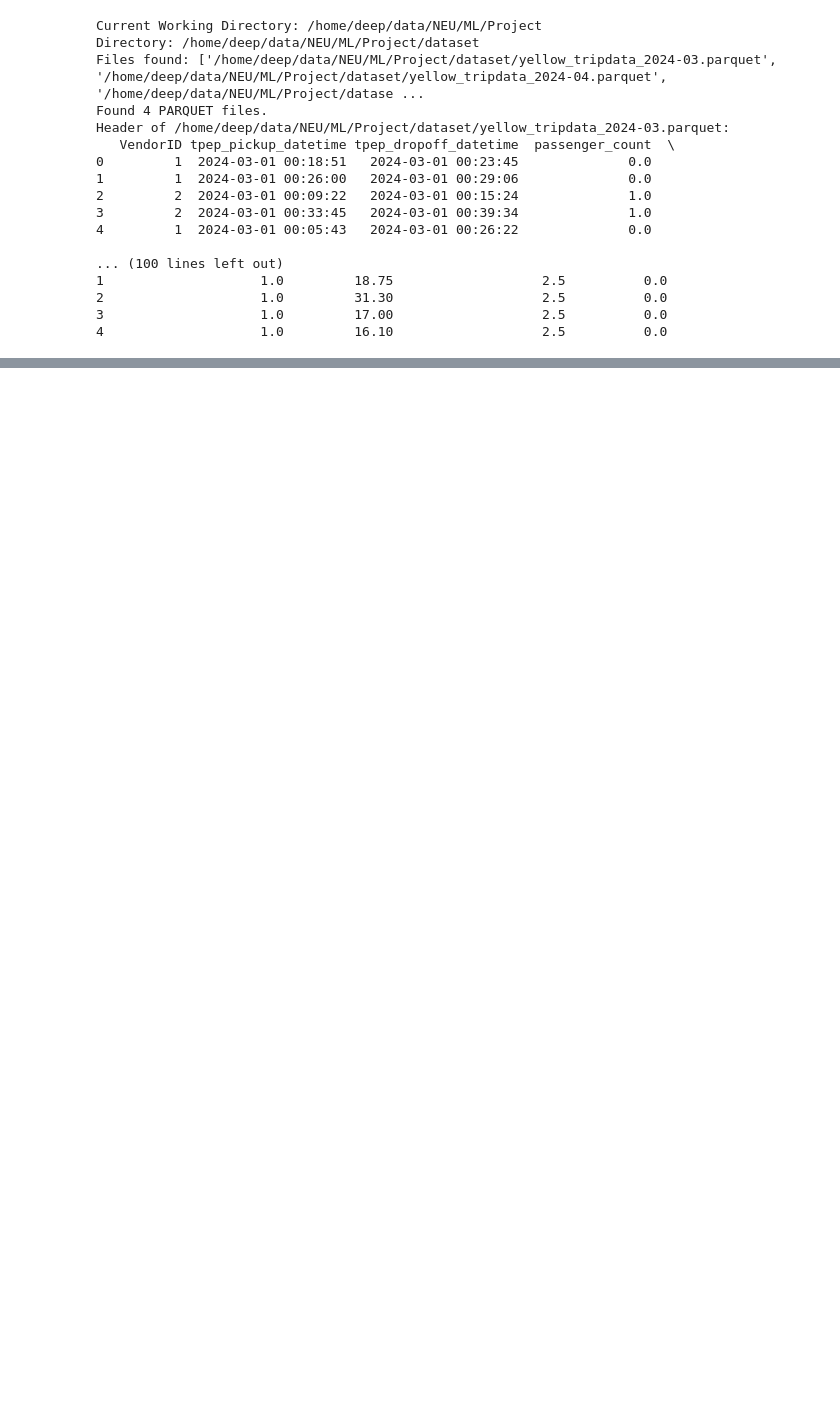
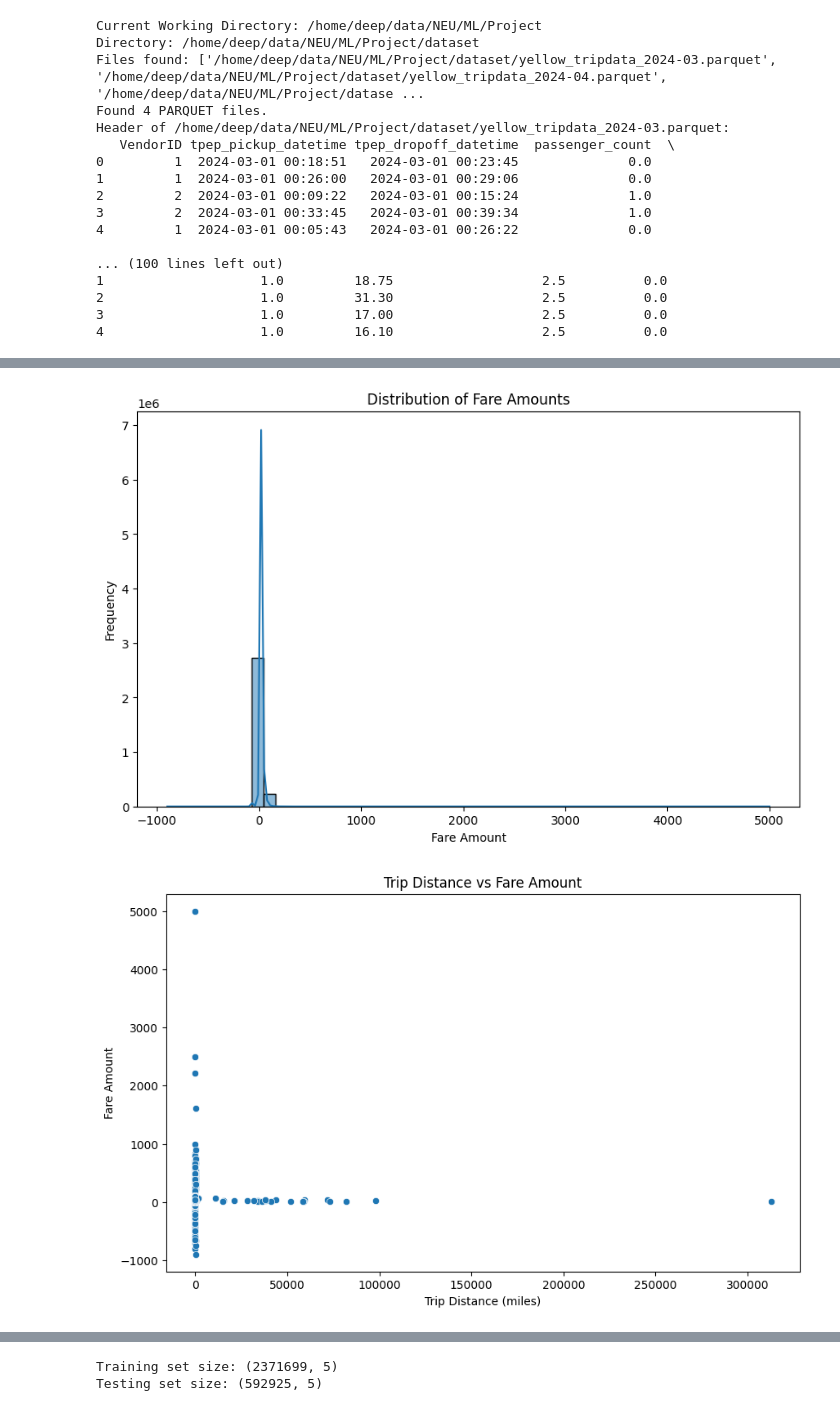
Before and after one commit to deep-zspace/NYC-taxi-Trip-Fare-Prediction, a Jupyter notebook: loaddata.ipynb, the cells around one changed output, grey strips where cells are left out. Cells and saved outputs as stored; diff of their text form; code cells hidden in the pictures; blank space fills up the shorter version.

Commit message:
adding NN model and update on the main code

```diff
--- a/loaddata.ipynb
+++ b/loaddata.ipynb
@@ -200,0 +102,73 @@ NameError: name 'X_train' is not defined
+# %%
+import pandas as pd
+import matplotlib.pyplot as plt
+import seaborn as sns
+
+# Load the CSV data into a Pandas DataFrame
+file_path = 'dataset/yellow_tripdata_2024-01.csv'
+df = pd.read_csv(file_path)
+
+# Display basic statistics
+print(df.describe())
+
+# Convert pickup and dropoff datetime columns to datetime objects
+df['tpep_pickup_datetime'] = pd.to_datetime(df['tpep_pickup_datetime'])
+df['tpep_dropoff_datetime'] = pd.to_datetime(df['tpep_dropoff_datetime'])
+
+# Create additional features
+df['trip_duration'] = (df['tpep_dropoff_datetime'] - df['tpep_pickup_datetime']).dt.total_seconds() / 60
+df['pickup_hour'] = df['tpep_pickup_datetime'].dt.hour
+df['pickup_day_of_week'] = df['tpep_pickup_datetime'].dt.dayofweek
+
+# Visualize the distribution of fare_amount
+plt.figure(figsize=(10, 6))
+sns.histplot(df['fare_amount'], bins=50, kde=True)
+plt.title('Distribution of Fare Amounts')
+plt.xlabel('Fare Amount')
+plt.ylabel('Frequency')
+plt.show()
+
+# Scatter plot of trip distance vs fare amount
+plt.figure(figsize=(10, 6))
+sns.scatterplot(x='trip_distance', y='fare_amount', data=df)
+plt.title('Trip Distance vs Fare Amount')
+plt.xlabel('Trip Distance (miles)')
+plt.ylabel('Fare Amount')
+plt.show()
+
+# Scatter plot of trip duration vs fare amount
+plt.figure(figsize=(10, 6))
+sns.scatterplot(x='trip_duration', y='fare_amount', data=df)
+plt.title('Trip Duration vs Fare Amount')
+plt.xlabel('Trip Duration (minutes)')
+plt.ylabel('Fare Amount')
+plt.show()
+
+# Scatter plot of pickup hour vs fare amount
+plt.figure(figsize=(10, 6))
+sns.scatterplot(x='pickup_hour', y='fare_amount', data=df)
+plt.title('Pickup Hour vs Fare Amount')
+plt.xlabel('Pickup Hour')
+plt.ylabel('Fare Amount')
+plt.show()
+
+# Correlation heatmap
+plt.figure(figsize=(12, 8))
+correlation_matrix = df[['fare_amount', 'trip_distance', 'trip_duration', 'pickup_hour', 'pickup_day_of_week', 'passenger_count']].corr()
+sns.heatmap(correlation_matrix, annot=True, cmap='coolwarm', linewidths=0.5)
+plt.title('Correlation Matrix')
+plt.show()
+
+# Feature Selection: Choose relevant features for the model
+features = ['trip_distance', 'trip_duration', 'pickup_hour', 'pickup_day_of_week', 'passenger_count']
+X = df[features]
+y = df['fare_amount']
+
+# Split the data into training and testing sets
+from sklearn.model_selection import train_test_split
+
+X_train, X_test, y_train, y_test = train_test_split(X, y, test_size=0.2, random_state=42)
+
+print("Training set size:", X_train.shape)
+print("Testing set size:", X_test.shape)
+# %% [output]
@@ -200,0 +192,2 @@ NameError: name 'X_train' is not defined
+[figure, added]
+[figure, added]
@@ -200,0 +197,2 @@ NameError: name 'X_train' is not defined
+Training set size: (2371699, 5)
+Testing set size: (592925, 5)
```
Also changed, not shown: parts of 5 cells of this notebook, 15 other files.
